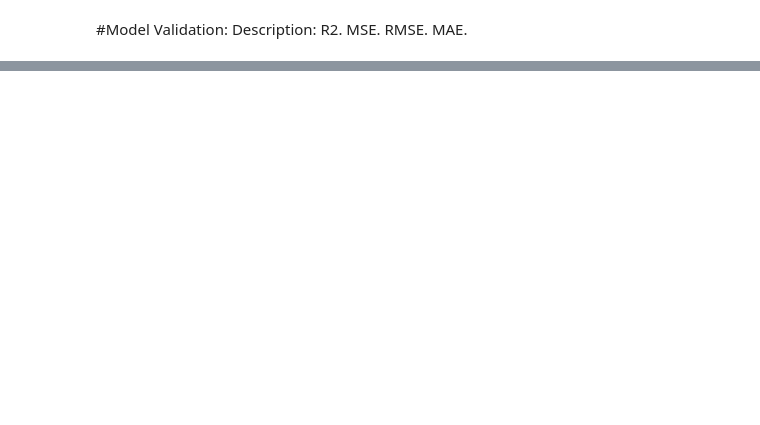
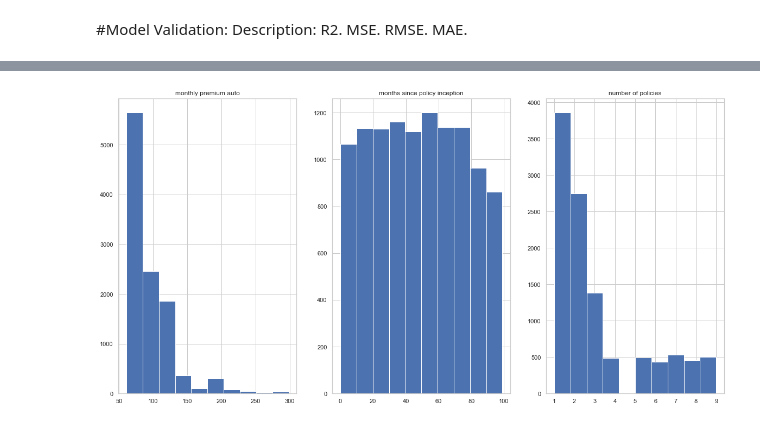
Before and after one commit to Mahnaz-Meem/lab4-customer-analysis-round-2, a Jupyter notebook: Lab4-customer-analysis-round-2.ipynb, the cells around one changed output, grey strips where cells are left out. Drawn from its saved outputs; the diff is of its cells as text; code cells hidden in the pictures; blank space fills up the shorter version.

```diff
--- a/Lab4-customer-analysis-round-2.ipynb
+++ b/Lab4-customer-analysis-round-2.ipynb
@@ -942,0 +959,7 @@ This means that the model is not fitted properly and error is very high.
+# %%
+y = data1['total claim amount']
+X_2=num[['monthly premium auto', 'months since policy inception', 'number of policies']].copy()
+# %%
+hist_maker(X_2)
+# %% [output]
+[figure, added]
```
Also changed, not shown: parts of 54 cells of this notebook.
